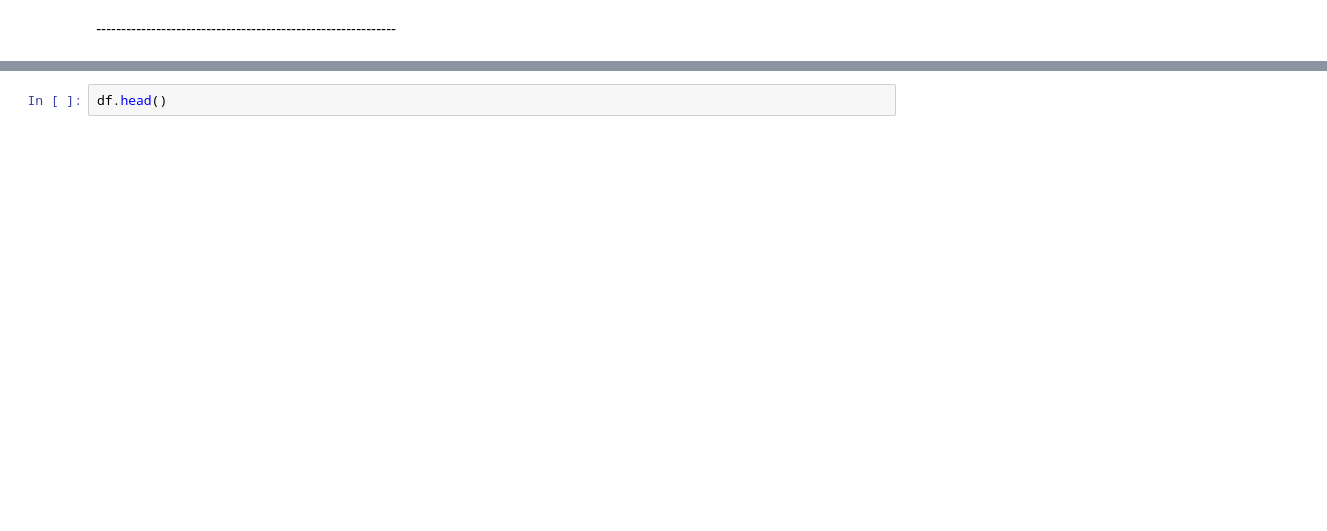
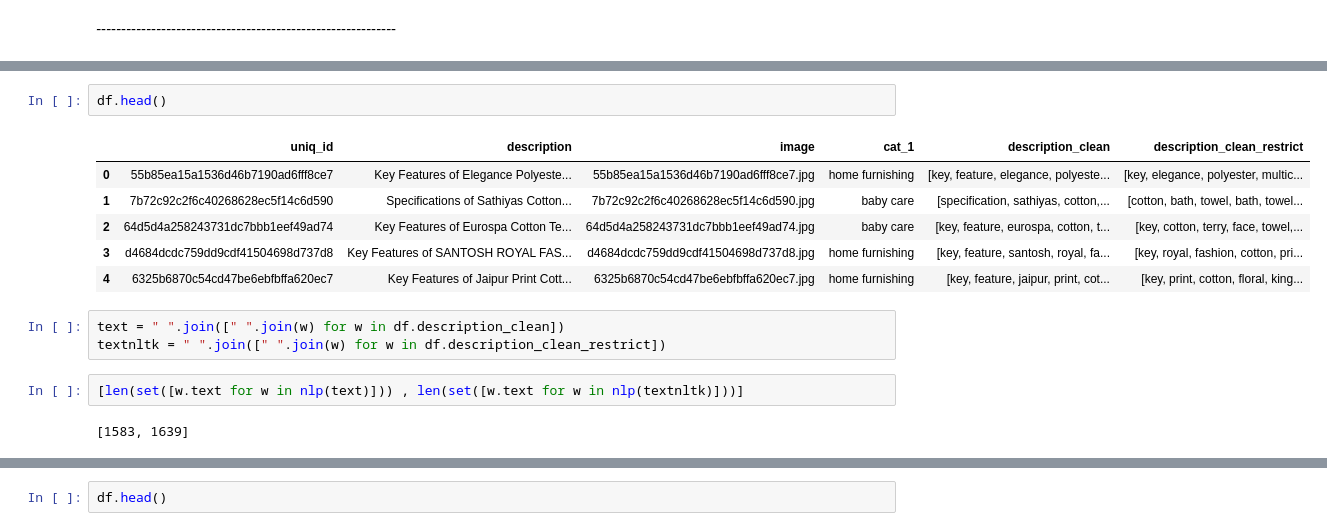
Before and after one commit to kevin-EK/OC-DS-P6-Classifiez-automatiquement-des-biens-de-consommation, a Jupyter notebook: EDA.ipynb, the cells around one changed output, grey strips where cells are left out. Saved outputs shown, nothing was run; the diff lists cells and outputs as text; blank space fills up the shorter version.

```diff
--- a/EDA.ipynb
+++ b/EDA.ipynb
@@ -1506,3 +1492,19 @@ Le package spacy fournit un bien meilleur traitement que le package NLTK
 _-_-_-_-_-_-_-_-_-_-_-_-_-_-_-_-_-_-_-_-_-_-_-_-_-_-_-_-_-_-_-_-_-_-_-_-_-_-_-_-_-_-_-_-_-_-_-_-_-_-_-_-_-_-_-_-_-_-_-_-
 # %% [markdown]
 </br>
+# %%
+df.head()
+# %% [output]
+|  | uniq_id | description | image | cat_1 | description_clean | description_clean_restrict |
+| 0 | 55b85ea15a1536d46b7190ad6fff8ce7 | Key Features of Elegance Polyeste... | 55b85ea15a1536d46b7190ad6fff8ce7.jpg | home furnishing | [key, feature, elegance, polyeste... | [key, elegance, polyester, multic... |
+| 1 | 7b72c92c2f6c40268628ec5f14c6d590 | Specifications of Sathiyas Cotton... | 7b72c92c2f6c40268628ec5f14c6d590.jpg | baby care | [specification, sathiyas, cotton,... | [cotton, bath, towel, bath, towel... |
+| 2 | 64d5d4a258243731dc7bbb1eef49ad74 | Key Features of Eurospa Cotton Te... | 64d5d4a258243731dc7bbb1eef49ad74.jpg | baby care | [key, feature, eurospa, cotton, t... | [key, cotton, terry, face, towel,... |
+| 3 | d4684dcdc759dd9cdf41504698d737d8 | Key Features of SANTOSH ROYAL FAS... | d4684dcdc759dd9cdf41504698d737d8.jpg | home furnishing | [key, feature, santosh, royal, fa... | [key, royal, fashion, cotton, pri... |
+| 4 | 6325b6870c54cd47be6ebfbffa620ec7 | Key Features of Jaipur Print Cott... | 6325b6870c54cd47be6ebfbffa620ec7.jpg | home furnishing | [key, feature, jaipur, print, cot... | [key, print, cotton, floral, king... |
+# %%
+text = " ".join([" ".join(w) for w in df.description_clean])
+textnltk = " ".join([" ".join(w) for w in df.description_clean_restrict])
+# %%
+[len(set([w.text for w in nlp(text)])) , len(set([w.text for w in nlp(textnltk)]))]
+# %% [output]
+[1583, 1639]
```
Also changed, not shown: parts of 59 cells of this notebook, 4 other files.
